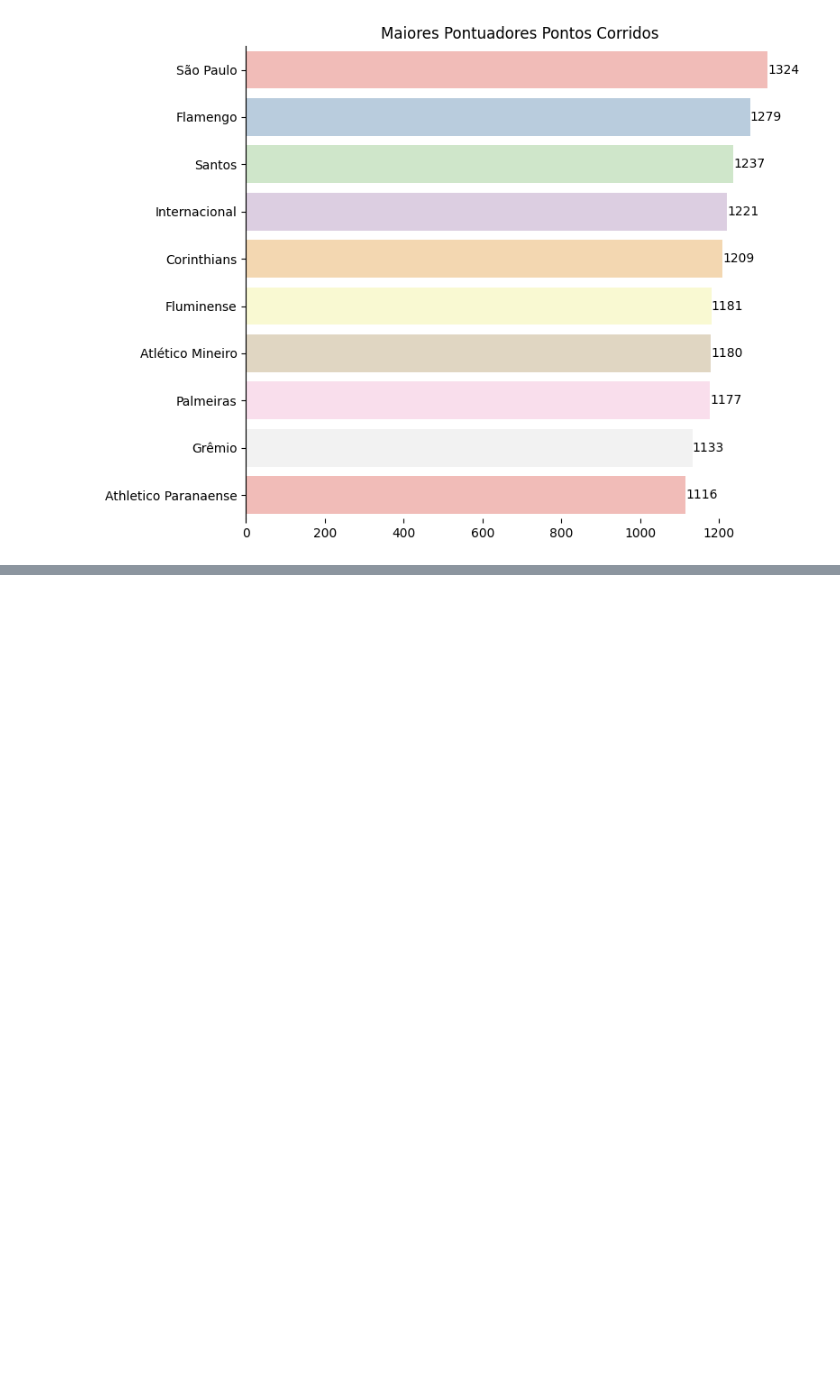
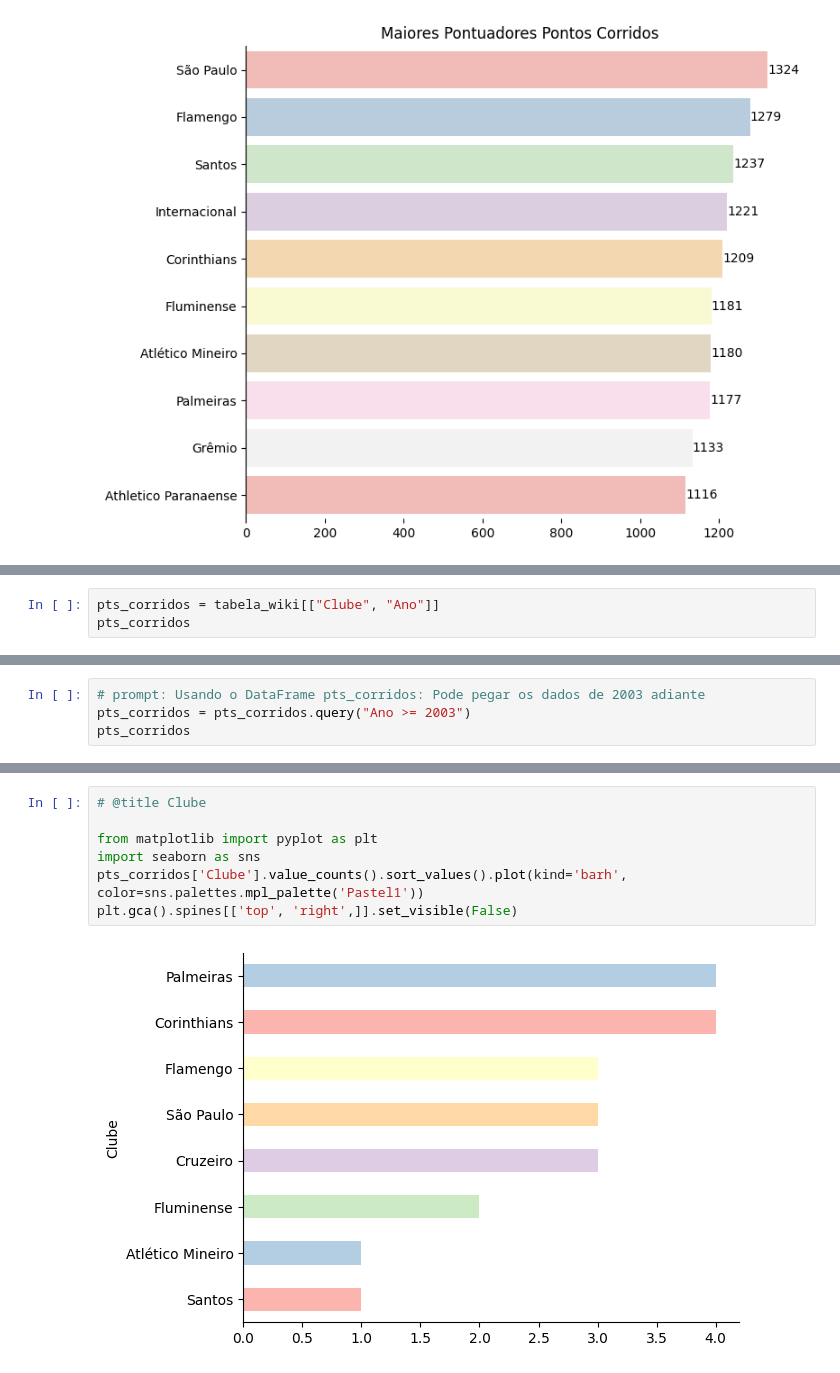
Before and after one commit to hugodevelopment/Web-Scraping, a Jupyter notebook: Análise_Histórica_Brasileirão.ipynb, the cells around one changed output, grey strips where cells are left out. Saved outputs shown, nothing was run; the diff lists cells and outputs as text; blank space fills up the shorter version.

```diff
--- a/Análise_Histórica_Brasileirão.ipynb
+++ b/Análise_Histórica_Brasileirão.ipynb
@@ -441,0 +495,3 @@ Passing `palette` without assigning `hue` is deprecated and will be removed in v
+# %%
+pts_corridos = tabela_wiki[["Clube", "Ano"]]
+pts_corridos
@@ -441,0 +512,4 @@ Passing `palette` without assigning `hue` is deprecated and will be removed in v
+# %%
+# prompt: Usando o DataFrame pts_corridos: Pode pegar os dados de 2003 adiante
+pts_corridos = pts_corridos.query("Ano >= 2003")
+pts_corridos
@@ -441,0 +534,9 @@ Passing `palette` without assigning `hue` is deprecated and will be removed in v
+# %%
+# @title Clube
+
+from matplotlib import pyplot as plt
+import seaborn as sns
+pts_corridos['Clube'].value_counts().sort_values().plot(kind='barh', color=sns.palettes.mpl_palette('Pastel1'))
+plt.gca().spines[['top', 'right',]].set_visible(False)
+# %% [output]
+[figure, added]
```
Also changed, not shown: parts of 7 cells of this notebook.
